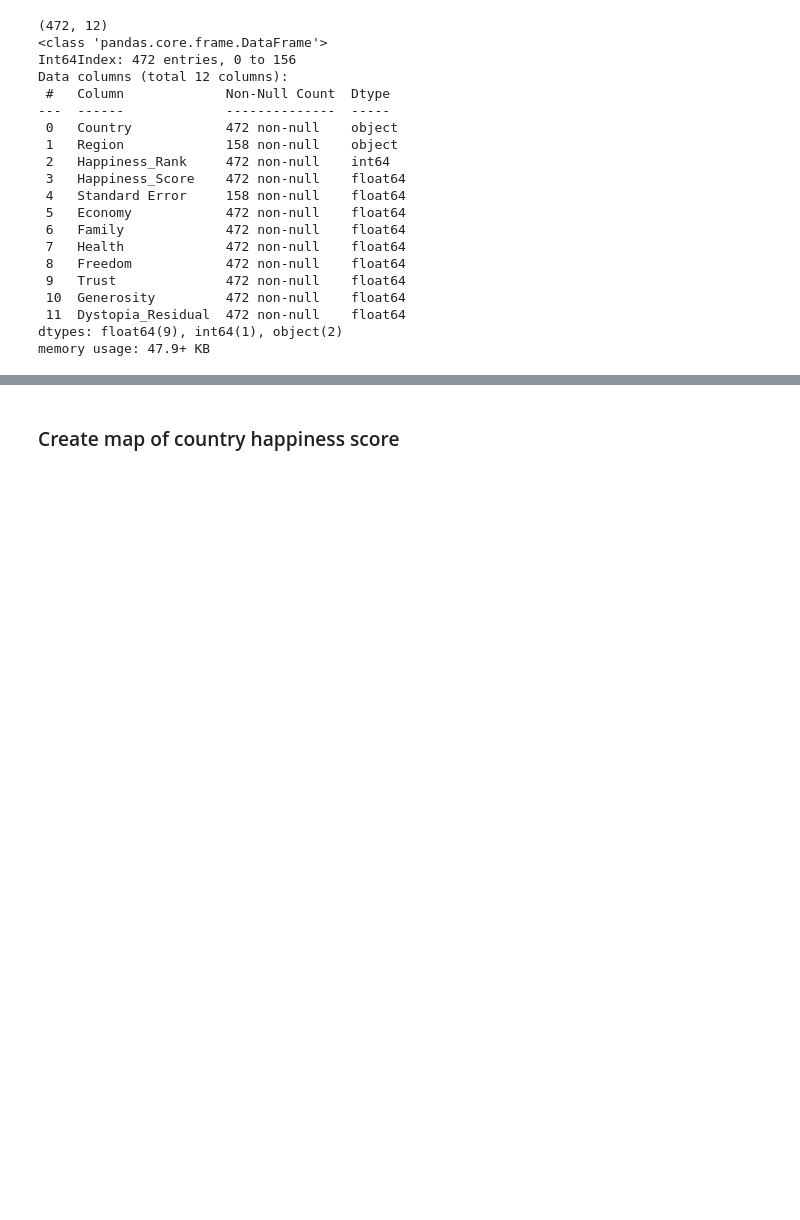
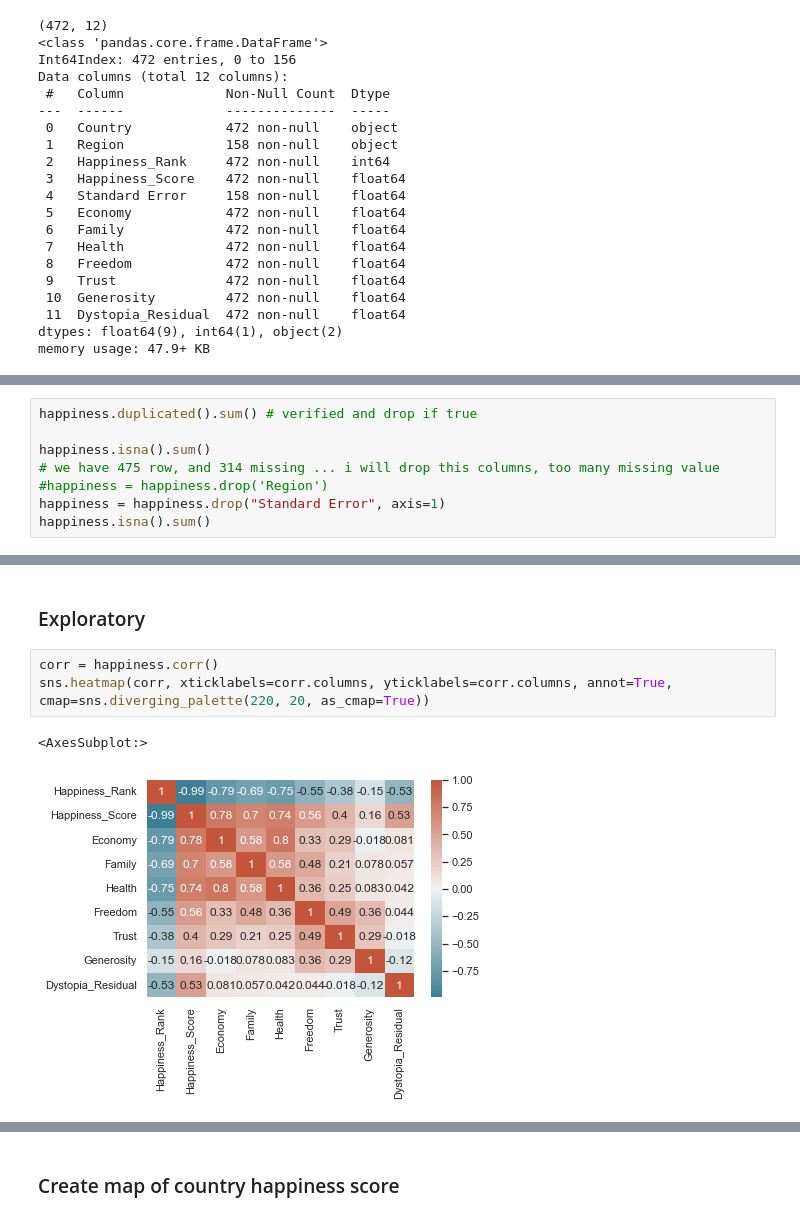
Before and after one commit to aalouane/DataScience-Projects, a Jupyter notebook: hapinness score/hapiness_score.ipynb, the cells around one changed output, grey strips where cells are left out. Cells and saved outputs as stored; diff of their text form; blank space fills up the shorter version.

```diff
--- a/hapinness score/hapiness_score.ipynb
+++ b/hapinness score/hapiness_score.ipynb
@@ -195,0 +198,8 @@ memory usage: 47.9+ KB
+# %%
+happiness.duplicated().sum() # verified and drop if true
+
+happiness.isna().sum()
+# we have 475 row, and 314 missing ... i will drop this columns, too many missing value
+#happiness = happiness.drop('Region')
+happiness = happiness.drop("Standard Error", axis=1)
+happiness.isna().sum()
@@ -195,0 +218,8 @@ memory usage: 47.9+ KB
+# %% [markdown]
+### Exploratory
+# %%
+corr = happiness.corr()
+sns.heatmap(corr, xticklabels=corr.columns, yticklabels=corr.columns, annot=True, cmap=sns.diverging_palette(220, 20, as_cmap=True))
+# %% [output]
+<AxesSubplot:>
+[figure, added]
```
Also changed, not shown: parts of 8 cells of this notebook.
